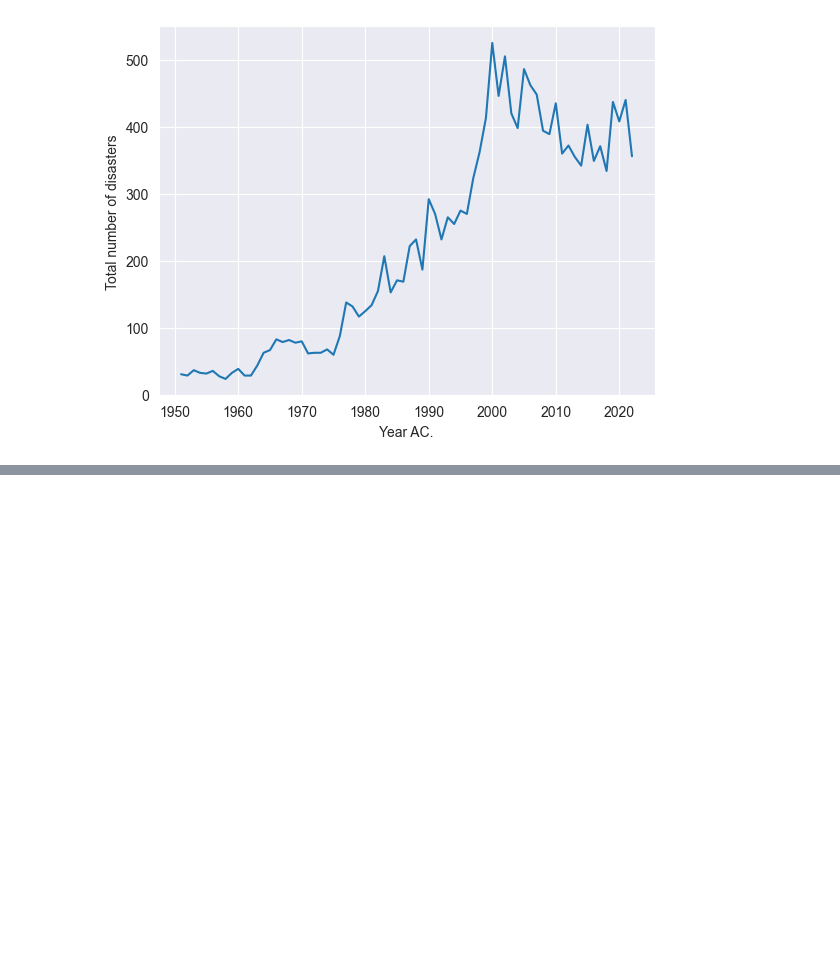
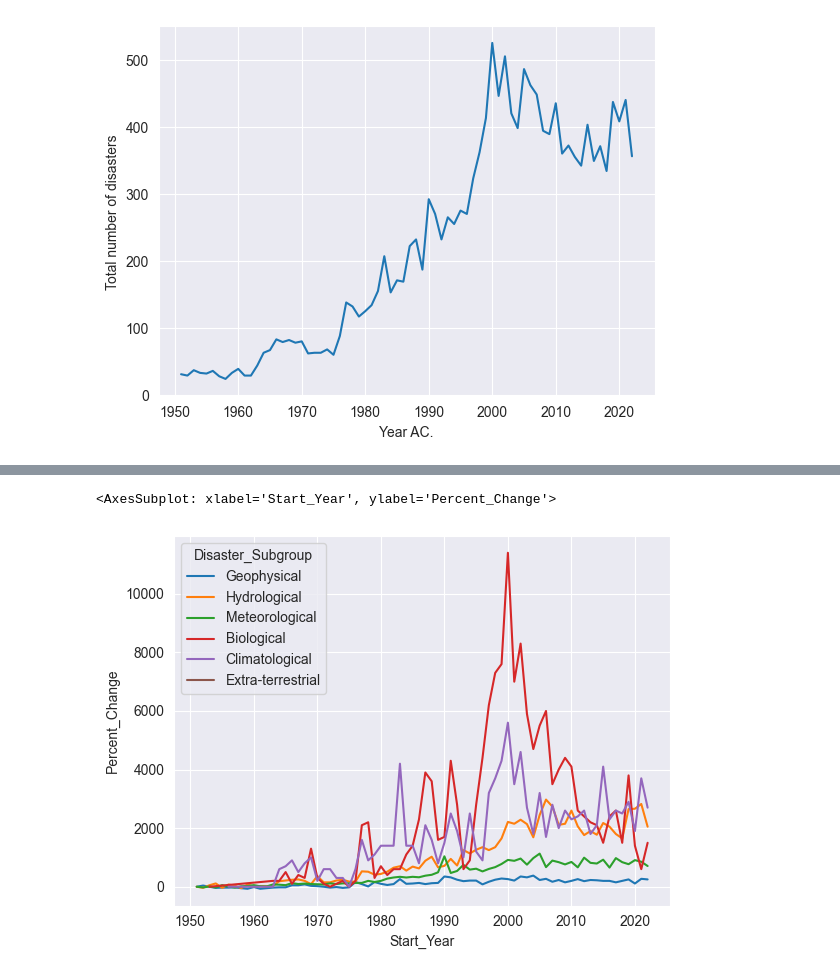
Before and after one commit to r-Files/DOPP, a Jupyter notebook: jupyter_notebooks/lab_question_c.ipynb, the cells around one changed output, grey strips where cells are left out. Drawn from its saved outputs; the diff is of its cells as text; code cells hidden in the pictures; blank space fills up the shorter version.

```diff
--- a/jupyter_notebooks/lab_question_c.ipynb
+++ b/jupyter_notebooks/lab_question_c.ipynb
@@ -104 +139,10 @@ sns.lineplot(data=no_disasters_per_type_and_year.reset_index(), x="Start_Year",y
+# %%
+# disaster_subgroup = disaster_classification["Disaster Sub-Group"]
+sns.lineplot(data=get_yearly_pct_change_to_initial("Disaster_Subgroup").reset_index(),
+             x="Start_Year",
+             y="Percent_Change",
+             hue="Disaster_Subgroup")
+# %% [output]
+<AxesSubplot: xlabel='Start_Year', ylabel='Percent_Change'>
+[figure, added]
 # %%
```
Also changed, not shown: parts of 13 cells of this notebook.
